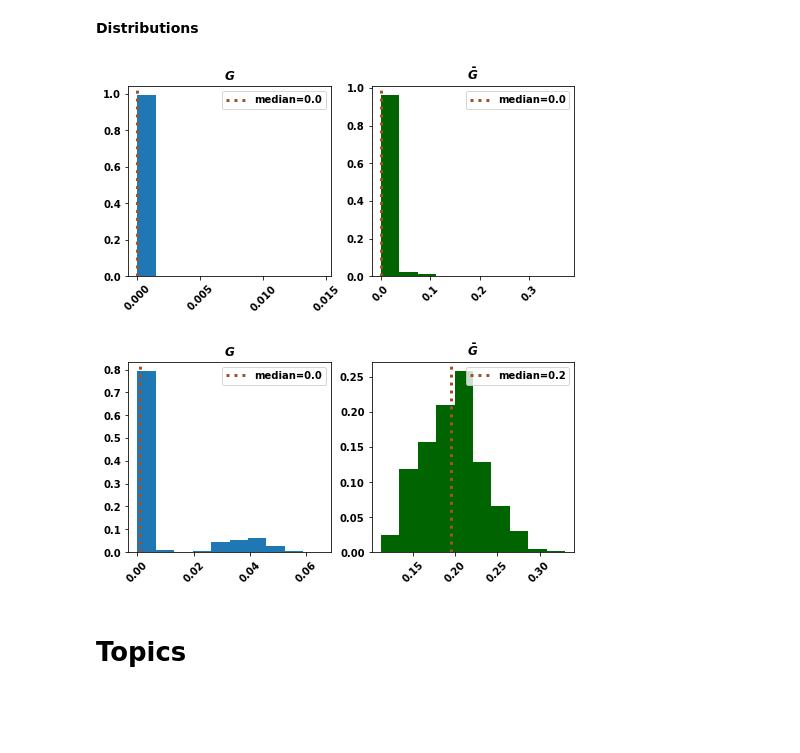
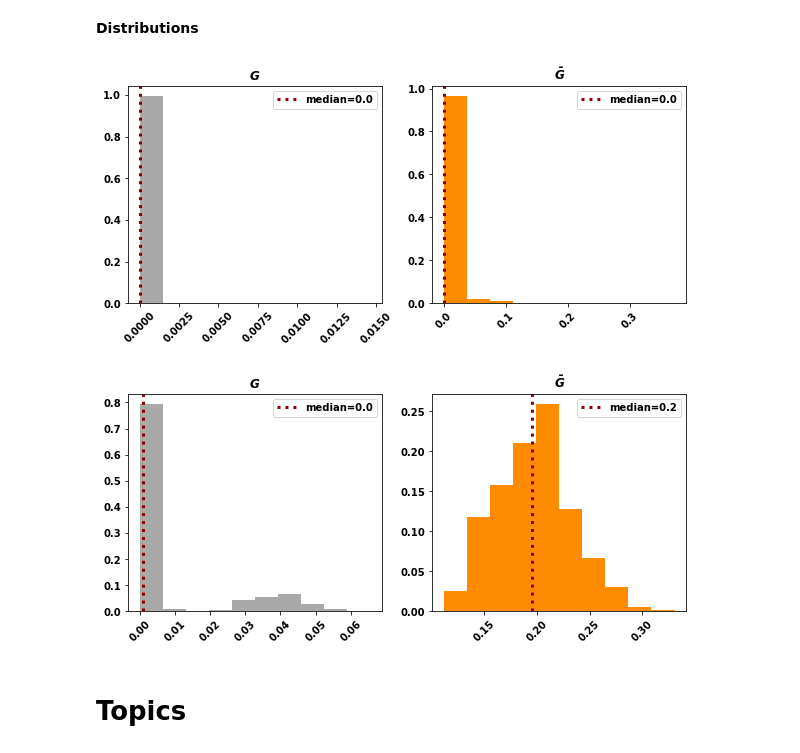
Before and after one commit to Nikoleta-v3/bibliometric-study-of-the-prisoners-dilemma, a Jupyter notebook: src/nbs/2. Collaborativeness on PD.ipynb, the cells around one changed output. Saved outputs shown, nothing was run; the diff lists cells and outputs as text; code cells hidden in the pictures; blank space fills up the shorter version.

```diff
--- a/src/nbs/2. Collaborativeness on PD.ipynb
+++ b/src/nbs/2. Collaborativeness on PD.ipynb
@@ -321,35 +319,37 @@ distributions_closeness = [point[1] for point in closeness]
 # %%
 distributions_betweeness_cluster = [point[1] for point in betweeness_cluster]
 distributions_closeness_cluster = [point[1] for point in closeness_cluster]
+# %%
+colors = ['darkgray', 'darkorange']
 # %%
-fig, axes = plt.subplots(ncols=2, figsize=(8, 3.5))
+fig, axes = plt.subplots(ncols=2, figsize=(10, 4))
 labels = [r'$G$', r'$\bar{G}$']
 
 
 for i, measure in enumerate([distributions_betweeness, distributions_betweeness_cluster]):
 
     weights = np.ones_like(measure) / float(len(measure))
 
     axes[i].hist(measure, weights=weights, color=colors[i])
     median = np.median(measure)
     axes[i].axvline(median,
-                    color="sienna",
+                    color="darkred",
                     linestyle=":",
                     linewidth=3,
                     label=f"median={median}")
 
     for tick in axes[i].get_xticklabels():
         tick.set_rotation(45)
 
     axes[i].set_title(labels[i])
 
     axes[i].legend();
 
 fig.savefig("../../assets/images/pd_betweeness_centralities.pdf", bbox_inches='tight')
 # %% [output]
-[figure, old version]
+[figure, new version]
 # %%
-fig, axes = plt.subplots(ncols=2, figsize=(8, 3.5))
+fig, axes = plt.subplots(ncols=2, figsize=(10, 4))
 
 for i, measure in enumerate([distributions_closeness,
                                   distributions_closeness_cluster]):
@@ -359,7 +359,7 @@ for i, measure in enumerate([distributions_closeness,
     axes[i].hist(measure, weights=weights, color=colors[i])
     median = np.median(measure)
     axes[i].axvline(median,
-                    color="sienna",
+                    color="darkred",
                     linestyle=":",
                     linewidth=3,
                     label=f"median={round(median, 2)}")
@@ -372,7 +372,7 @@ for i, measure in enumerate([distributions_closeness,
 
 fig.savefig("../../assets/images/pd_closeness_centralities.pdf", bbox_inches='tight')
 # %% [output]
-[figure, old version]
+[figure, new version]
 # %% [markdown]
 Topics
 =====
```
Also changed, not shown: parts of 18 cells of this notebook, 14 other files.
